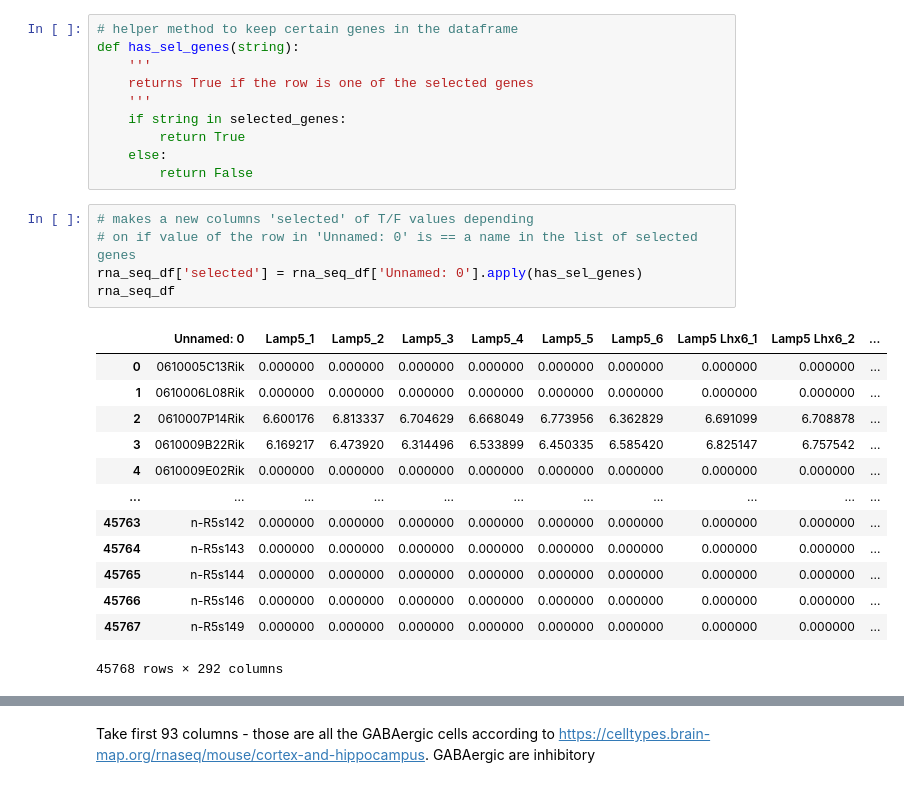
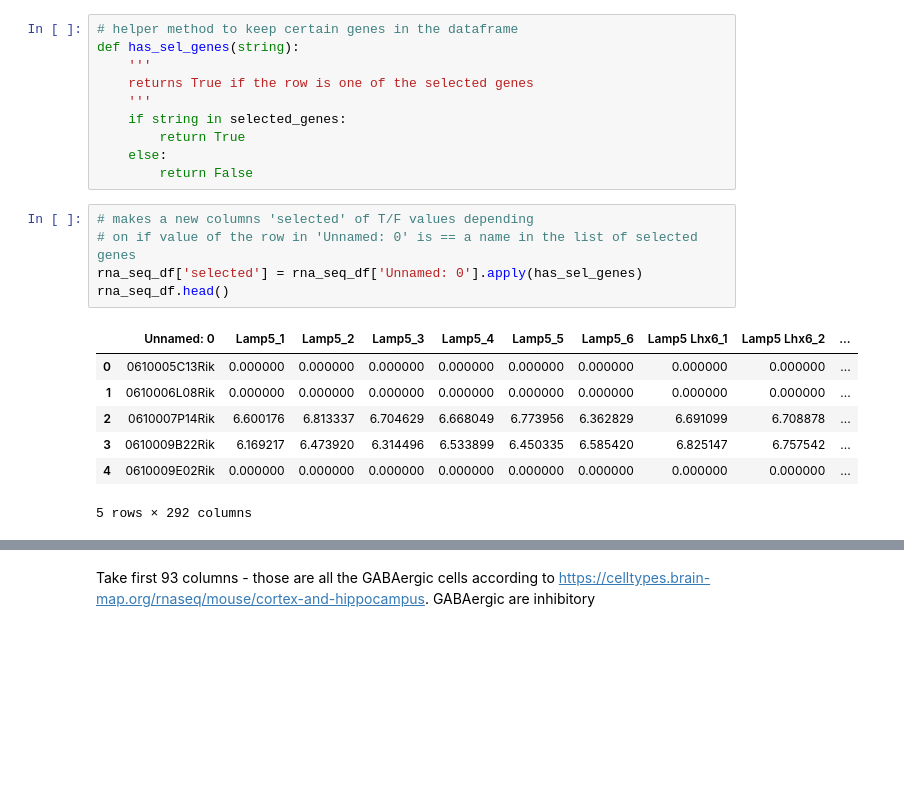
Before and after one commit to bijoudej/BIPN162_FinalProject, a Jupyter notebook: Final_Project_Master.ipynb, the cells around one changed output, grey strips where cells are left out. Cells and saved outputs as stored; diff of their text form; blank space fills up the shorter version.

```diff
--- a/Final_Project_Master.ipynb
+++ b/Final_Project_Master.ipynb
@@ -67,22 +67,16 @@ def has_sel_genes(string):
 # %%
 # makes a new columns 'selected' of T/F values depending
 # on if value of the row in 'Unnamed: 0' is == a name in the list of selected genes
 rna_seq_df['selected'] = rna_seq_df['Unnamed: 0'].apply(has_sel_genes)
-rna_seq_df
+rna_seq_df.head()
 # %% [output]
 |  | Unnamed: 0 | Lamp5_1 | Lamp5_2 | Lamp5_3 | Lamp5_4 | Lamp5_5 | Lamp5_6 | Lamp5 Lhx6_1 | Lamp5 Lhx6_2 | ... |
 | 0 | 0610005C13Rik | 0.000000 | 0.000000 | 0.000000 | 0.000000 | 0.000000 | 0.000000 | 0.000000 | 0.000000 | ... |
 | 1 | 0610006L08Rik | 0.000000 | 0.000000 | 0.000000 | 0.000000 | 0.000000 | 0.000000 | 0.000000 | 0.000000 | ... |
 | 2 | 0610007P14Rik | 6.600176 | 6.813337 | 6.704629 | 6.668049 | 6.773956 | 6.362829 | 6.691099 | 6.708878 | ... |
 | 3 | 0610009B22Rik | 6.169217 | 6.473920 | 6.314496 | 6.533899 | 6.450335 | 6.585420 | 6.825147 | 6.757542 | ... |
 | 4 | 0610009E02Rik | 0.000000 | 0.000000 | 0.000000 | 0.000000 | 0.000000 | 0.000000 | 0.000000 | 0.000000 | ... |
-| ... | ... | ... | ... | ... | ... | ... | ... | ... | ... | ... |
-| 45763 | n-R5s142 | 0.000000 | 0.000000 | 0.000000 | 0.000000 | 0.000000 | 0.000000 | 0.000000 | 0.000000 | ... |
-| 45764 | n-R5s143 | 0.000000 | 0.000000 | 0.000000 | 0.000000 | 0.000000 | 0.000000 | 0.000000 | 0.000000 | ... |
-| 45765 | n-R5s144 | 0.000000 | 0.000000 | 0.000000 | 0.000000 | 0.000000 | 0.000000 | 0.000000 | 0.000000 | ... |
-| 45766 | n-R5s146 | 0.000000 | 0.000000 | 0.000000 | 0.000000 | 0.000000 | 0.000000 | 0.000000 | 0.000000 | ... |
-| 45767 | n-R5s149 | 0.000000 | 0.000000 | 0.000000 | 0.000000 | 0.000000 | 0.000000 | 0.000000 | 0.000000 | ... |
-45768 rows × 292 columns
+5 rows × 292 columns
 # %%
 # keep all the rows that have the selected genes
 rna_seq_sel_df = rna_seq_df[rna_seq_df['selected'] == True]
```
Also changed, not shown: parts of 5 cells of this notebook.
